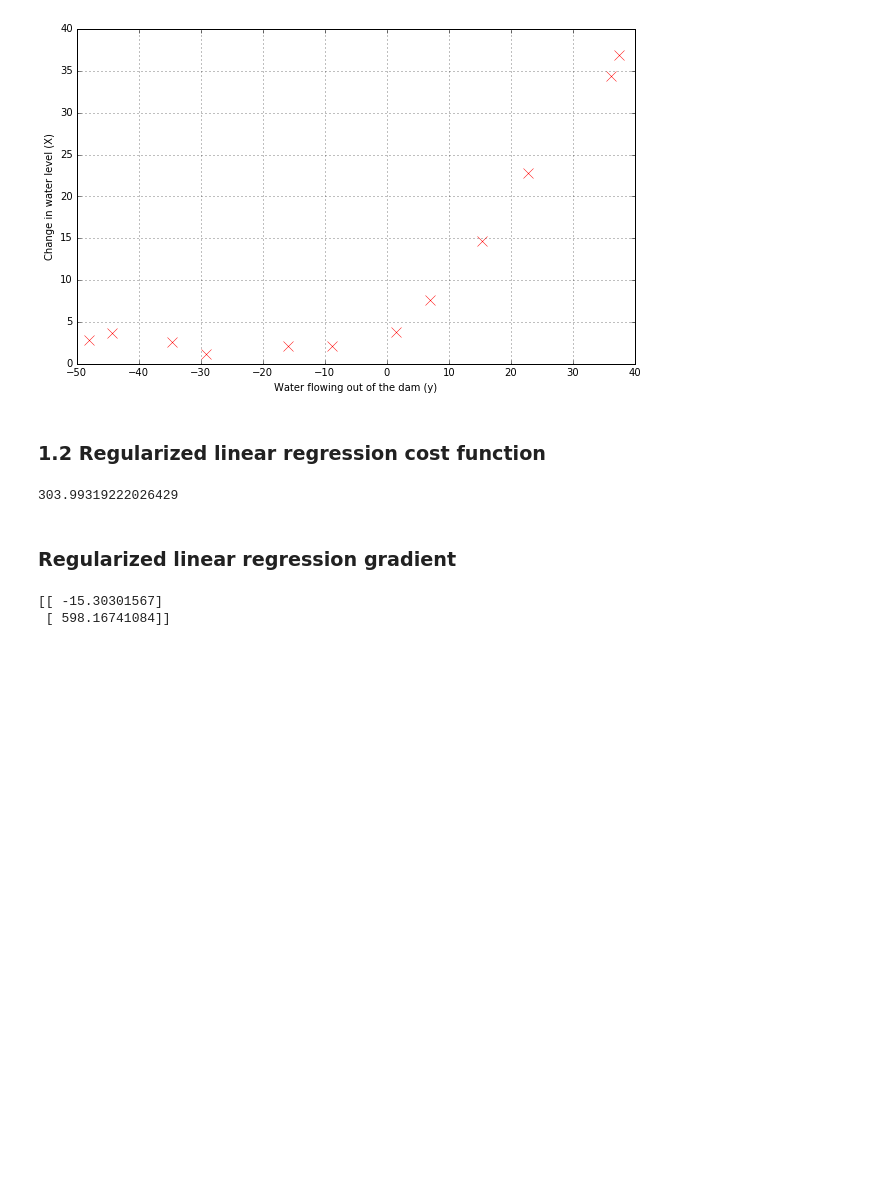
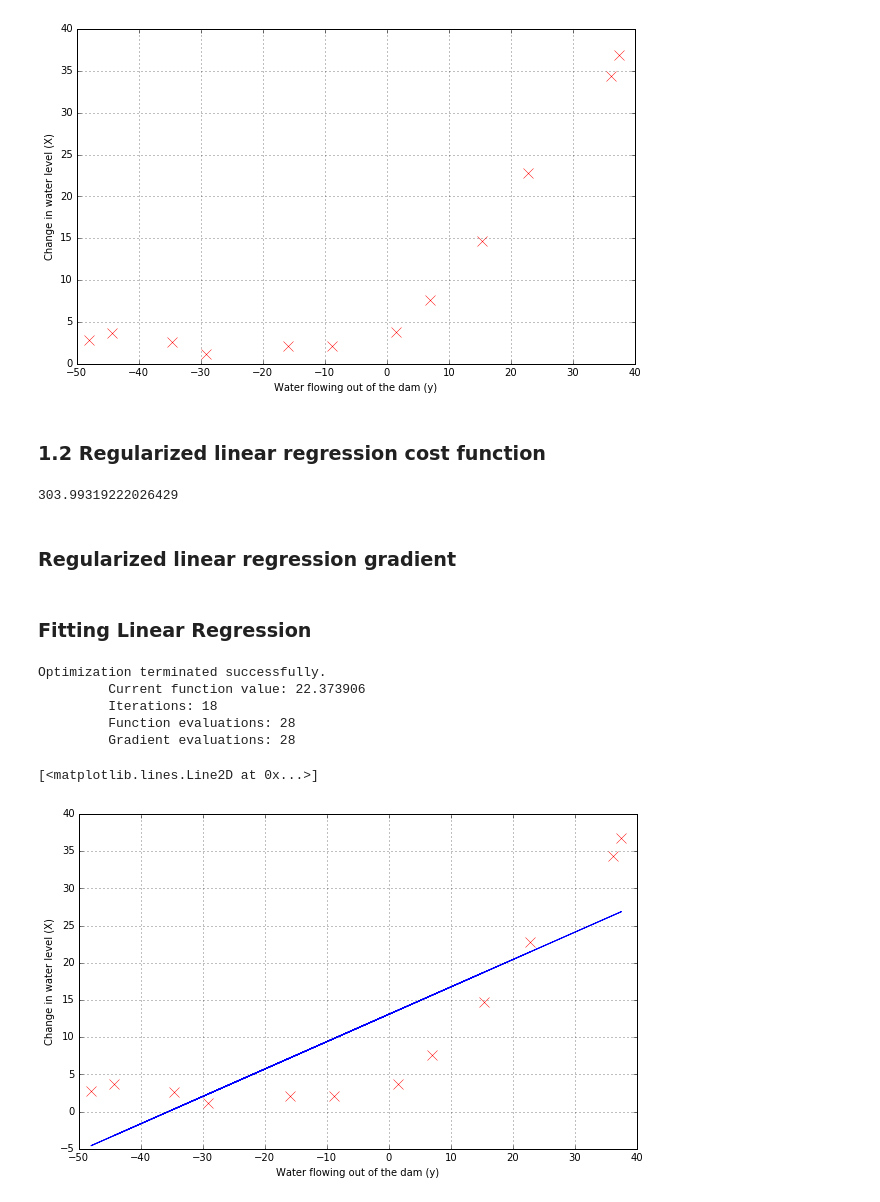
Before and after one commit to biroc/ml-coursera, a Jupyter notebook: Regularized Linear Regression and Bias:Variance/ex5sol.ipynb, the cells around one changed output. Cells and saved outputs as stored; diff of their text form; code cells hidden in the pictures; blank space fills up the shorter version.

Commit message:
Added result of initial optimization and plot

```diff
--- a/Regularized Linear Regression and Bias:Variance/ex5sol.ipynb
+++ b/Regularized Linear Regression and Bias:Variance/ex5sol.ipynb
@@ -20,11 +20,14 @@ Xtest = np.insert(Xtest,0,1,axis=1)
 m = len(Ytrain)
 # %%
 # Plot data
-plt.figure(figsize=(10,6))
-plt.plot(Xtrain[:,1],Ytrain[:,0],'rx',markersize=10)
-plt.ylabel("Change in water level (X)")
-plt.xlabel("Water flowing out of the dam (y)")
-plt.grid(True)
+def plot():
+    plt.figure(figsize=(10,6))
+    plt.plot(Xtrain[:,1],Ytrain[:,0],'rx',markersize=10)
+    plt.ylabel("Change in water level (X)")
+    plt.xlabel("Water flowing out of the dam (y)")
+    plt.grid(True)
+
+plot()
 # %% [output]
 [figure]
 # %% [markdown]
@@ -37,13 +40,14 @@ You should expect to see an output of 303.993.
 def hypo(X, weights):
     return np.dot(X, weights)
 
-def cost_function(X, Y, weights, lmbda=0.):
-    cost = float(1./(2. * m)) * np.dot((hypo(X, weights) - Y).T, hypo(X, weights) - Y)
+def cost_function(weights, X, Y, lmbda=0.):
+    h = hypo(X,weights).reshape((m,1))
+    cost = float(1./(2. * m)) * np.dot((h - Y).T, h - Y)
     regularization = float(lmbda/(2. * m) * np.dot(weights[1:], weights[1:].T))
     return np.sum(cost + regularization)
 
 initial_weights = np.ones((2,1))
-cost_function(Xtrain, Ytrain, initial_weights, 1.)
+cost_function(initial_weights, Xtrain, Ytrain, 1.)
 # %% [output]
 303.99319222026429
 # %% [markdown]
@@ -52,11 +56,31 @@ cost_function(Xtrain, Ytrain, initial_weights, 1.)
 """
 You should expect to see a gradient of [-15.30; 598.250].
 """
-def gradient(X, Y, weights, lmbda=.0):
-    return float(1./m) * np.dot(X.T, hypo(X, weights) - Y) + float(lmbda/m) * weights[1:]
+def gradient(weights, X, Y, lmbda=.0):
+    weights = weights.reshape((weights.shape[0],1))
+    grad = float(1./m) * np.dot(X.T, hypo(X, weights) - Y) + float(lmbda/m) * weights[1:]
+    return grad.flatten()
 
-grad = gradient(Xtrain, Ytrain, initial_weights)
-print grad
+grad = gradient(initial_weights, Xtrain, Ytrain)
-# %% [output]
-[[ -15.30301567]
- [ 598.16741084]]
+# %% [markdown]
+### Fitting Linear Regression
+# %%
+from scipy.optimize import fmin_cg
+
+def optimize(X, Y, weights, lmbda=.0):
+    return fmin_cg(f=cost_function, fprime=gradient, args=(X, Y, lmbda), x0=weights, maxiter=200, disp=True, full_output=True)
+
+initial_weights = np.ones((2,1))
+optimum_weights = optimize(Xtrain, Ytrain, initial_weights,0)[0]
+# %% [output]
+Optimization terminated successfully.
+         Current function value: 22.373906
+         Iterations: 18
+         Function evaluations: 28
+         Gradient evaluations: 28
+# %%
+plot()
+plt.plot(Xtrain[:,1],hypo(Xtrain,optimum_weights,))
+# %% [output]
+[<matplotlib.lines.Line2D at 0x...>]
+[figure, added]
```
